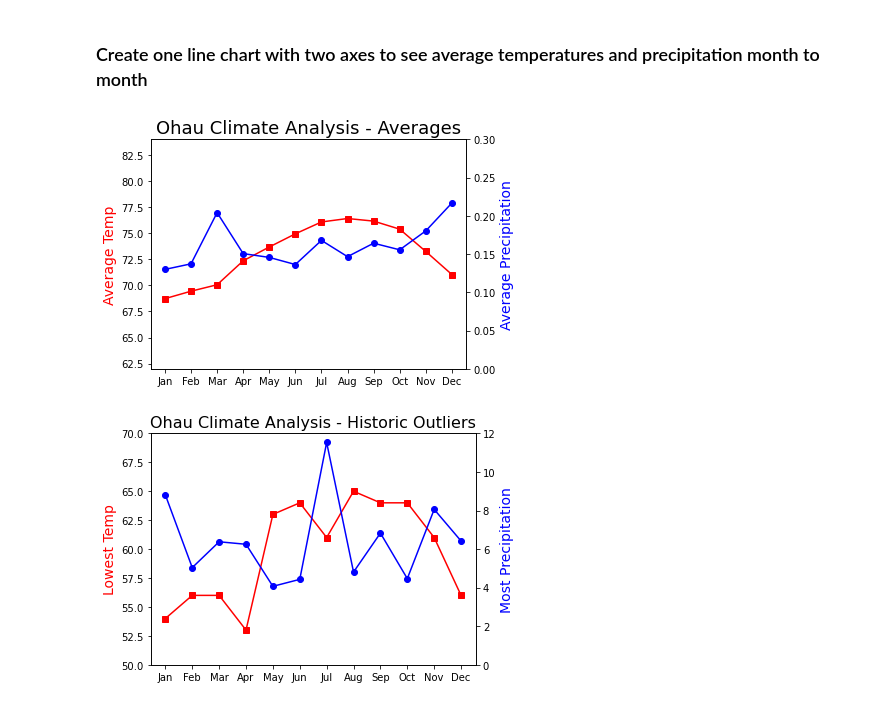
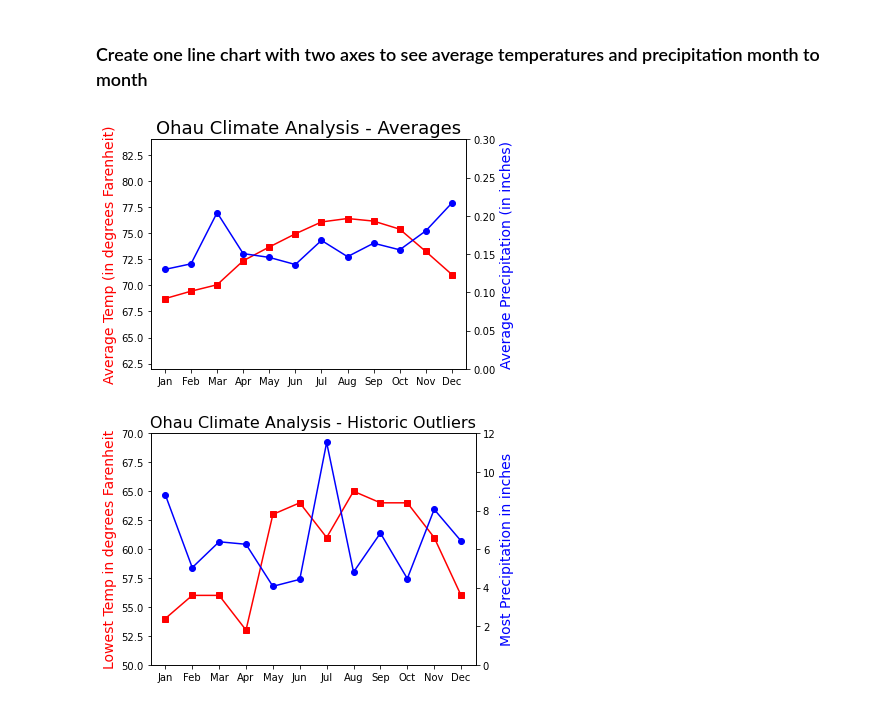
Before and after one commit to sjmisina/sufs_up, a Jupyter notebook: SurfsUp_Challenge.ipynb, the cells around one changed output. Drawn from its saved outputs; the diff is of its cells as text; code cells hidden in the pictures.

Commit message:
images update

```diff
--- a/SurfsUp_Challenge.ipynb
+++ b/SurfsUp_Challenge.ipynb
@@ -135,36 +135,36 @@ xaxis_labels = proj_df.index.str[:3]
 fig,ax1=plt.subplots()
 ax2 = ax1.twinx()
 
 xaxis = proj_df.index.values.tolist()
 xaxis = proj_df.index.str[:3]
 # yaxis = proj_df.t_mean.values.tolist()
 # yaxis2 = proj_df.p_mean.values.tolist()
 
 yaxis = proj_df.t_mean.values.tolist()
 ax1.plot(xaxis,yaxis,color='red',marker='s')
 
 yaxis2 = proj_df.p_mean.values.tolist()
 ax2.plot(xaxis,yaxis2,color='blue',marker='o')
 
-ax1.set_ylabel('Average Temp',color='red',fontsize=14)
+ax1.set_ylabel('Average Temp (in degrees Farenheit)',color='red',fontsize=14)
 ax1.set_ylim((62,84))
-ax2.set_ylabel('Average Precipitation',color='blue',fontsize=14)
+ax2.set_ylabel('Average Precipitation (in inches)',color='blue',fontsize=14)
 ax2.set_ylim((0,0.3))
 
 plt.grid(True,'minor','both')
 plt.title('Ohau Climate Analysis - Averages',fontsize=18)
 
 #ax.legend(handles=(['Temp','Rain'])
 fig.tight_layout()
 plt.show()
 
 #save the plot as a file
 fig.savefig('readme_resources/year_average.png',
             format='png',
             dpi=100,
             bbox_inches='tight')
 # %% [output]
-[figure, old version]
+[figure, new version]
 # %%
 # create figure and axis objects with subplots()
 fig,ax1=plt.subplots()
@@ -181,9 +181,9 @@ ax1.plot(xaxis,yaxis,color='red',marker='s')
 yaxis2 = proj_df.p_max.values.tolist()
 ax2.plot(xaxis,yaxis2,color='blue',marker='o')
 
-ax1.set_ylabel('Lowest Temp',color='red',fontsize=14)
+ax1.set_ylabel('Lowest Temp in degrees Farenheit',color='red',fontsize=14)
 ax1.set_ylim((50,70))
-ax2.set_ylabel('Most Precipitation',color='blue',fontsize=14)
+ax2.set_ylabel('Most Precipitation in inches',color='blue',fontsize=14)
 ax2.set_ylim((0,12))
 
 plt.grid(True,'minor','both')
@@ -199,4 +199,4 @@ fig.savefig('readme_resources/outliers.png',
             dpi=100,
             bbox_inches='tight')
 # %% [output]
-[figure, old version]
+[figure, new version]
```
Also changed, not shown: 2 other files.
